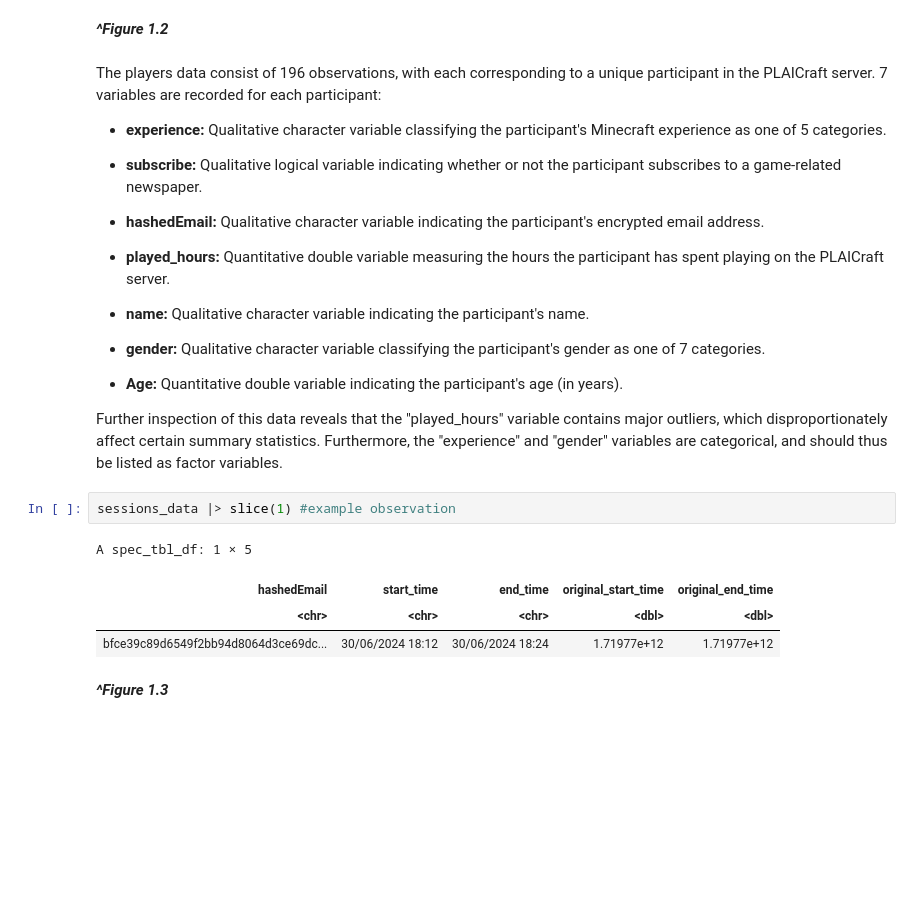
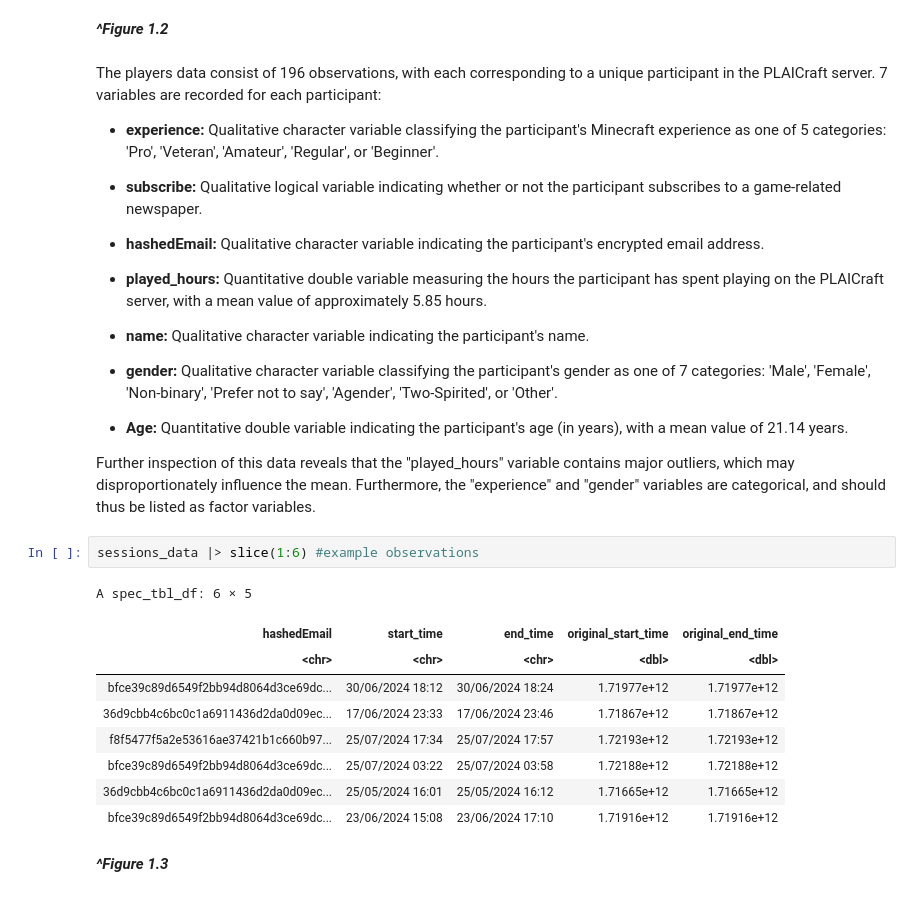
Before and after one commit to chrispy-tacos/dsci_idv_planning, a Jupyter notebook: chris_gibbons_2_idv_planning.ipynb, the cells around one changed output. Saved outputs shown, nothing was run; the diff lists cells and outputs as text; blank space fills up the shorter version.

```diff
--- a/chris_gibbons_2_idv_planning.ipynb
+++ b/chris_gibbons_2_idv_planning.ipynb
@@ -65,28 +70,33 @@ unique(players_data$gender)
 # %% [markdown]
 The players data consist of 196 observations, with each corresponding to a unique participant in the PLAICraft server. 7 variables are recorded for each participant:
 
-- **experience:** Qualitative character variable classifying the participant's Minecraft experience as one of 5 categories.
+- **experience:** Qualitative character variable classifying the participant's Minecraft experience as one of 5 categories: 'Pro', 'Veteran', 'Amateur', 'Regular', or 'Beginner'.
 
 - **subscribe:** Qualitative logical variable indicating whether or not the participant subscribes to a game-related newspaper.
 
 - **hashedEmail:** Qualitative character variable indicating the participant's encrypted email address.
 
-- **played_hours:** Quantitative double variable measuring the hours the participant has spent playing on the PLAICraft server.
+- **played_hours:** Quantitative double variable measuring the hours the participant has spent playing on the PLAICraft server, with a mean value of approximately 5.85 hours.
 
 - **name:** Qualitative character variable indicating the participant's name.
 
-- **gender:** Qualitative character variable classifying the participant's gender as one of 7 categories.
+- **gender:** Qualitative character variable classifying the participant's gender as one of 7 categories: 'Male', 'Female', 'Non-binary', 'Prefer not to say', 'Agender', 'Two-Spirited', or 'Other'.
 
-- **Age:** Quantitative double variable indicating the participant's age (in years).
+- **Age:** Quantitative double variable indicating the participant's age (in years), with a mean value of 21.14 years.
 
-Further inspection of this data reveals that the "played_hours" variable contains major outliers, which disproportionately affect certain summary statistics. Furthermore, the "experience" and "gender" variables are categorical, and should thus be listed as factor variables.
+Further inspection of this data reveals that the "played_hours" variable contains major outliers, which may disproportionately influence the mean. Furthermore, the "experience" and "gender" variables are categorical, and should thus be listed as factor variables.
 # %%
-sessions_data |> slice(1) #example observation
+sessions_data |> slice(1:6) #example observations
 # %% [output]
-A spec_tbl_df: 1 × 5
+A spec_tbl_df: 6 × 5
 | hashedEmail | start_time | end_time | original_start_time | original_end_time |
 | <chr> | <chr> | <chr> | <dbl> | <dbl> |
 | bfce39c89d6549f2bb94d8064d3ce69dc... | 30/06/2024 18:12 | 30/06/2024 18:24 | 1.71977e+12 | 1.71977e+12 |
+| 36d9cbb4c6bc0c1a6911436d2da0d09ec... | 17/06/2024 23:33 | 17/06/2024 23:46 | 1.71867e+12 | 1.71867e+12 |
+| f8f5477f5a2e53616ae37421b1c660b97... | 25/07/2024 17:34 | 25/07/2024 17:57 | 1.72193e+12 | 1.72193e+12 |
+| bfce39c89d6549f2bb94d8064d3ce69dc... | 25/07/2024 03:22 | 25/07/2024 03:58 | 1.72188e+12 | 1.72188e+12 |
+| 36d9cbb4c6bc0c1a6911436d2da0d09ec... | 25/05/2024 16:01 | 25/05/2024 16:12 | 1.71665e+12 | 1.71665e+12 |
+| bfce39c89d6549f2bb94d8064d3ce69dc... | 23/06/2024 15:08 | 23/06/2024 17:10 | 1.71916e+12 | 1.71916e+12 |
 # %% [markdown]
 ***^Figure 1.3***
 # %%
```
Also changed, not shown: parts of 12 cells of this notebook.
